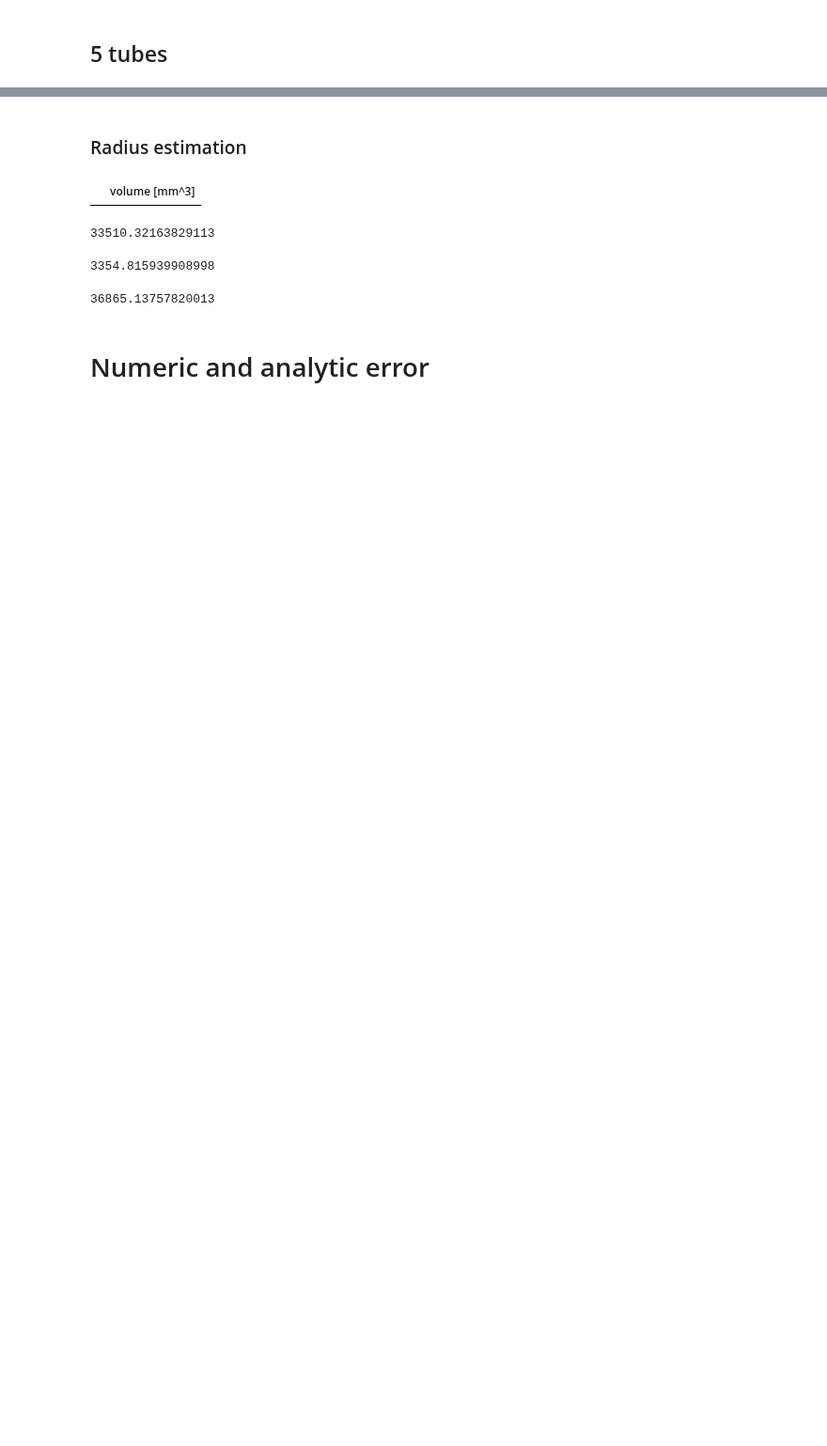
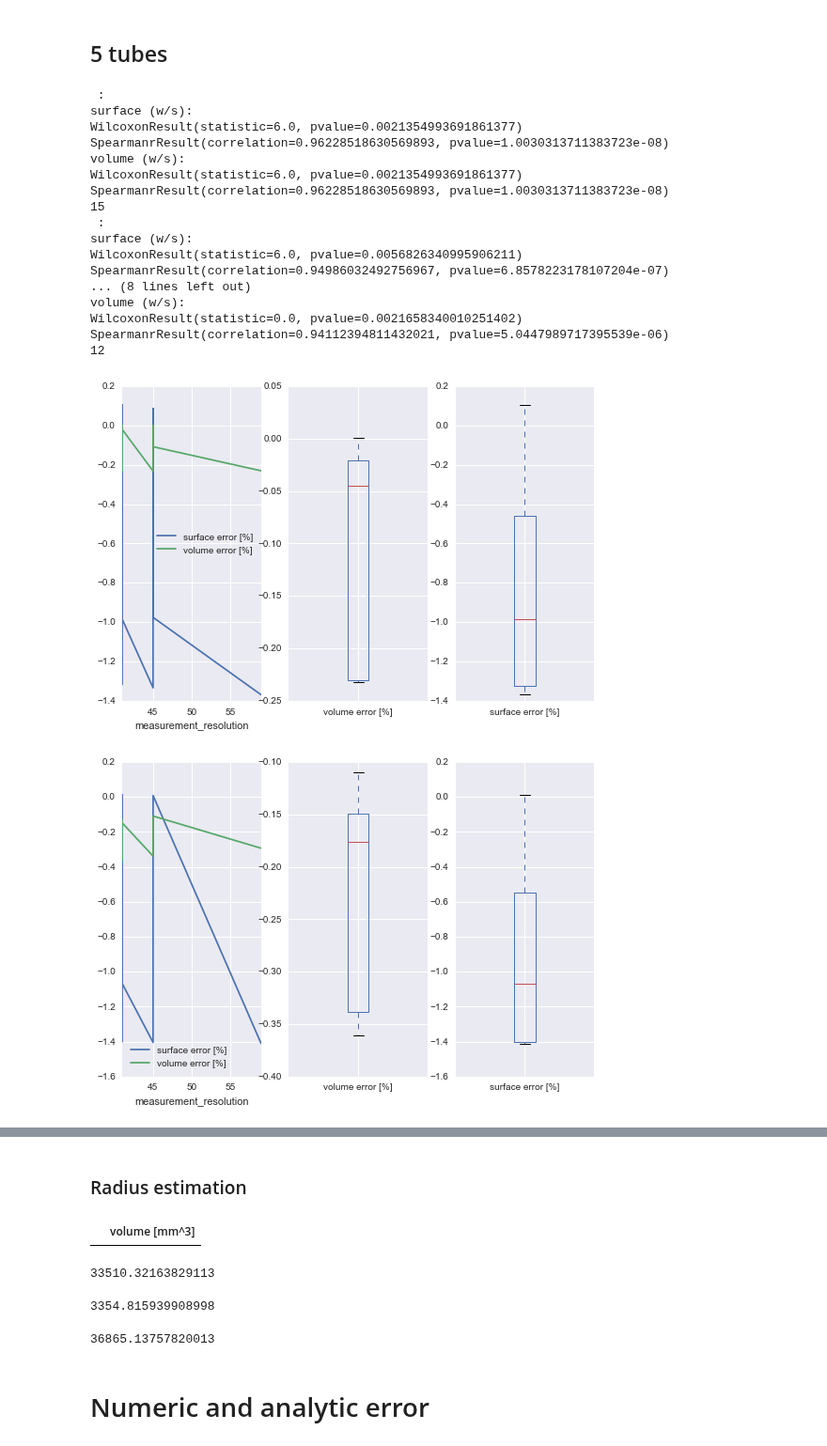
Before and after one commit to mjirik/teigen, a Jupyter notebook: examples/Output rows data processing.ipynb, the cells around one changed output, grey strips where cells are left out. Shown at 94% size. Cells and saved outputs as stored; diff of their text form; code cells hidden in the pictures; blank space fills up the shorter version.

```diff
--- a/examples/Output rows data processing.ipynb
+++ b/examples/Output rows data processing.ipynb
@@ -220,24 +301,29 @@ SpearmanrResult(correlation=nan, pvalue=nan)
 # %% [markdown]
 ## 5 tubes
-# %%
-# for radius_method in ["cylinder volume + sphere compensation"]:
-for radius_method in ["cylinder surface", "cylinder volume", "cylinder volume + sphere compensation", "best"]:
-
-
-    dfs = df[
-        df["output note"] == "compensation method 5 tubes " + radius_method
-    ]
-
-    dfplot(dfs, plotkw, radius_method)
-#     dfsp = dfs[["surface error [%]", "volume error [%]", "measurement_resolution"]].sort_values(
-#         "measurement_resolution")
-#
-#     fig = plt.figure(figsize=[25, 18])
-#     ax = plt.subplot(121)
-#     dfsp.plot(
-#         ax=ax, x="measurement_resolution", **plotkw)
-#     ax = plt.subplot(122)
-#     dfsp[["surface error [%]", "volume error [%]"]].plot(
-#         ax=ax, kind="box", **plotkw)
-#     plt.suptitle(radius_method)
-#
+# %%
+# for radius_method in ["cylinder volume + sphere compensation"]:
+for radius_method in available_radius_methods:
+    dfs = df[
+        df["output note"] ==  "compensation method 5 tubes " + radius_method
+    ]
+    dfsp = show_error(dfs)
+# %% [output]
+ :
+surface (w/s):
+WilcoxonResult(statistic=6.0, pvalue=0.0021354993691861377)
+SpearmanrResult(correlation=0.96228518630569893, pvalue=1.0030313711383723e-08)
+volume (w/s):
+WilcoxonResult(statistic=6.0, pvalue=0.0021354993691861377)
+SpearmanrResult(correlation=0.96228518630569893, pvalue=1.0030313711383723e-08)
+15
+ :
+surface (w/s):
+WilcoxonResult(statistic=6.0, pvalue=0.0056826340995906211)
+SpearmanrResult(correlation=0.94986032492756967, pvalue=6.8578223178107204e-07)
+... (8 lines left out)
+volume (w/s):
+WilcoxonResult(statistic=0.0, pvalue=0.0021658340010251402)
+SpearmanrResult(correlation=0.94112394811432021, pvalue=5.0447989717395539e-06)
+12
+[figure, added]
+[figure, added]
```
Also changed, not shown: parts of 19 cells of this notebook, 4 other files.
